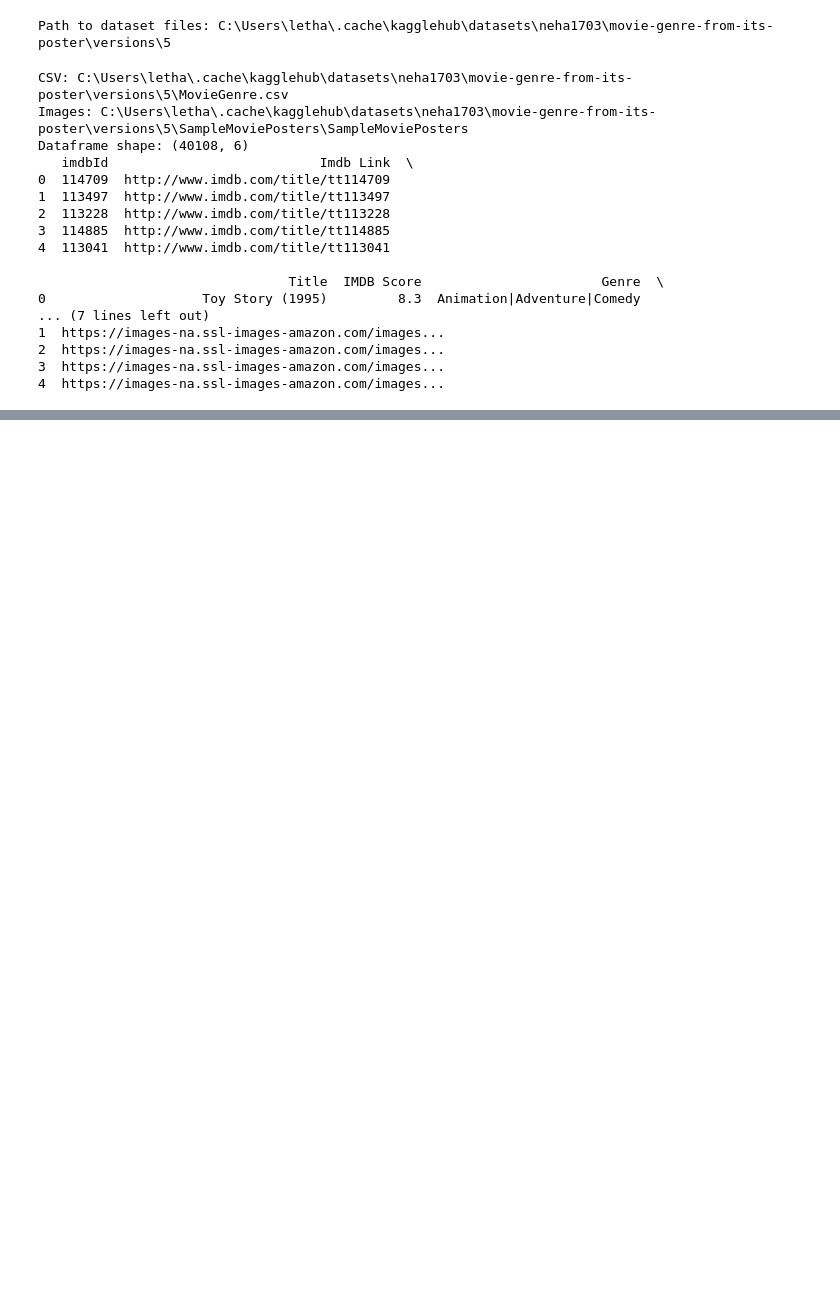
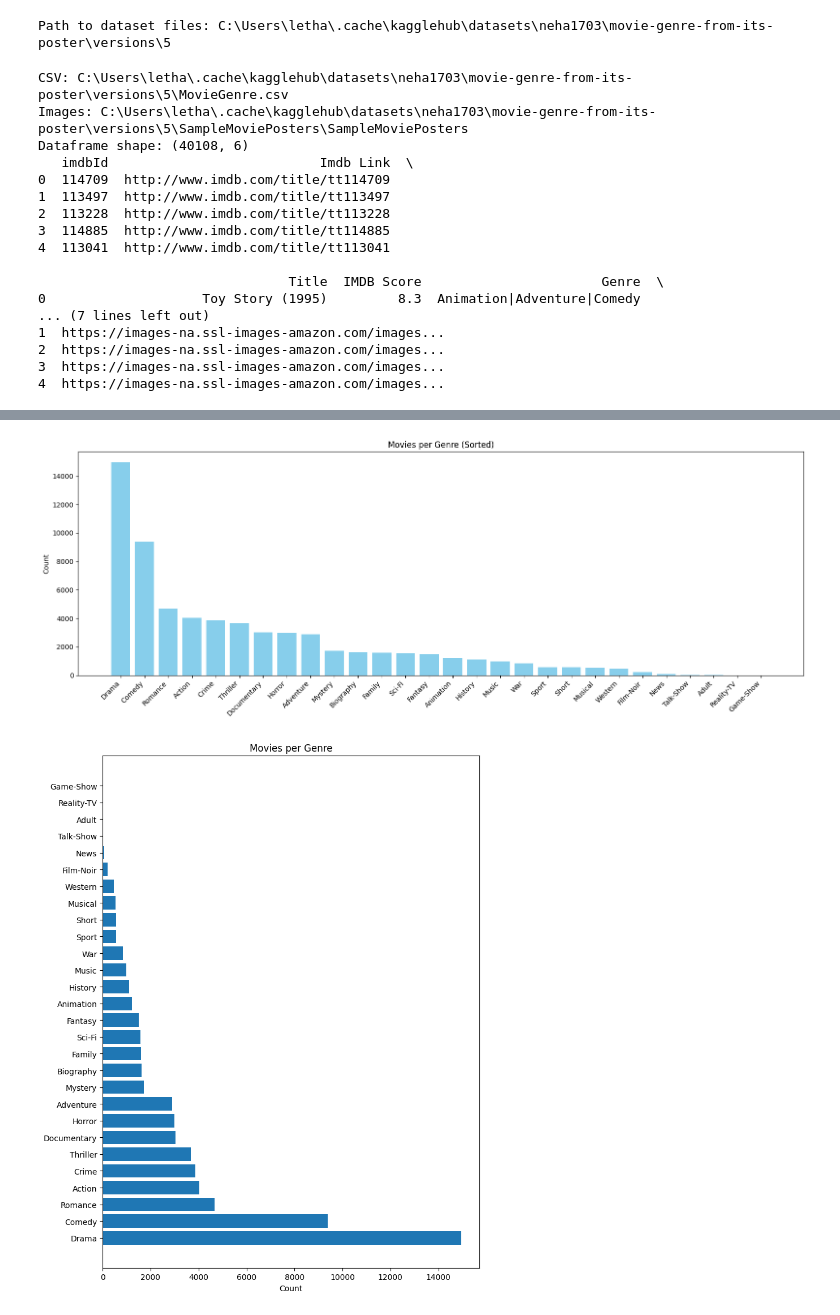
Before and after one commit to lesonglam/cs612-project, a Jupyter notebook: new_dataset.ipynb, the cells around one changed output, grey strips where cells are left out. Saved outputs shown, nothing was run; the diff lists cells and outputs as text; code cells hidden in the pictures; blank space fills up the shorter version.

Commit message:
genres classification

```diff
--- a/new_dataset.ipynb
+++ b/new_dataset.ipynb
@@ -168,0 +199,41 @@ plt.show()
+# %%
+import pandas as pd
+import matplotlib.pyplot as plt
+
+# df must contain df["Genre"]
+df = df.dropna(subset=["Genre"])
+
+# ---- Count each genre ----
+from collections import Counter
+
+counter = Counter()
+
+for g in df["Genre"]:
+    genres = [x.strip() for x in g.split("|") if x.strip()]
+    counter.update(genres)
+
+# Convert to sorted lists
+genres = list(counter.keys())
+counts = list(counter.values())
+
+genres_sorted = sorted(counter.items(), key=lambda x: x[1], reverse=True)
+labels = [g for g, c in genres_sorted]
+values = [c for g, c in genres_sorted]
+
+plt.figure(figsize=(16, 6))
+plt.bar(labels, values, color='skyblue')
+plt.xticks(rotation=45, ha='right')
+plt.title("Movies per Genre (Sorted)")
+plt.ylabel("Count")
+plt.tight_layout()
+plt.show()
+
+plt.figure(figsize=(8, 10))
+plt.barh(labels, values)
+plt.title("Movies per Genre")
+plt.xlabel("Count")
+plt.tight_layout()
+plt.show()
+# %% [output]
+[figure, added]
+[figure, added]
```
Also changed, not shown: parts of 11 cells of this notebook, 1 other file.
